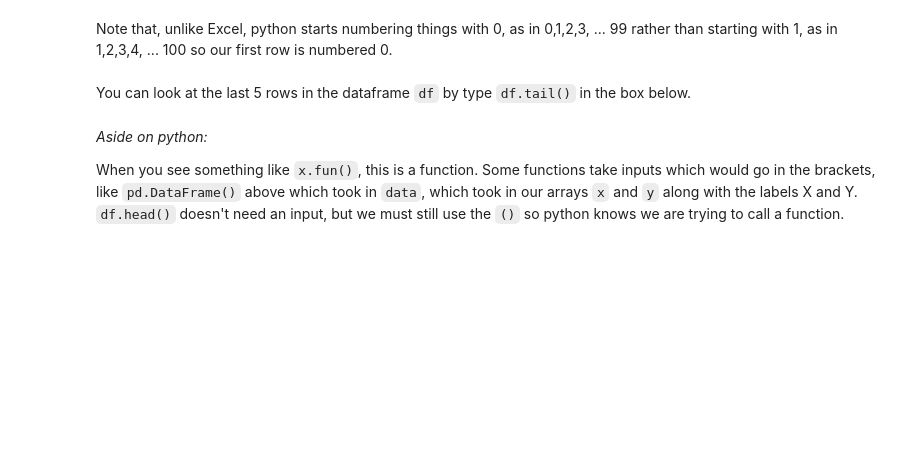
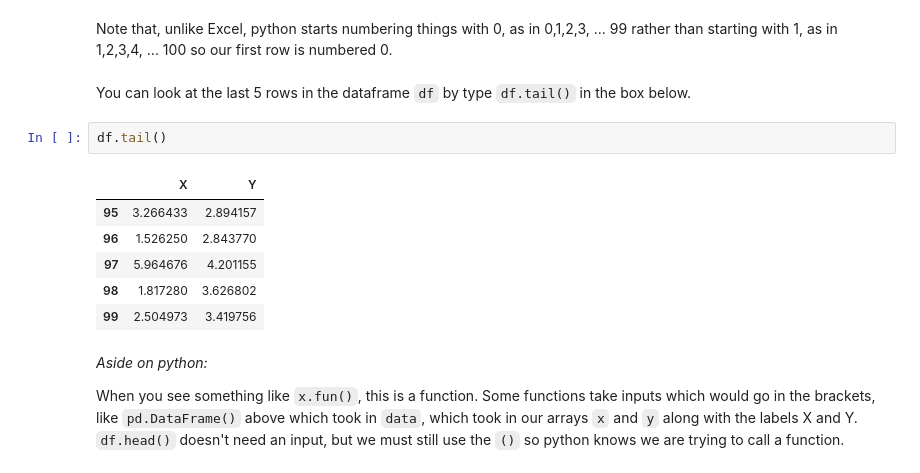
Before and after one commit to Willjterwright/Machine_learning_for_chemists, a Jupyter notebook: 1_Linear_regression.ipynb, the cells around one changed output. Drawn from its saved outputs; the diff is of its cells as text; blank space fills up the shorter version.

```diff
--- a/1_Linear_regression.ipynb
+++ b/1_Linear_regression.ipynb
@@ -73,6 +144,15 @@ df.head()
 Note that, unlike Excel, python starts numbering things with 0, as in 0,1,2,3, ... 99 rather than starting with 1, as in 1,2,3,4, ... 100 so our first row is numbered 0.
 # %% [markdown]
 You can look at the last 5 rows in the dataframe `df` by type `df.tail()` in the box below.
+# %%
+df.tail()
+# %% [output]
+|  | X | Y |
+| 95 | 3.266433 | 2.894157 |
+| 96 | 1.526250 | 2.843770 |
+| 97 | 5.964676 | 4.201155 |
+| 98 | 1.817280 | 3.626802 |
+| 99 | 2.504973 | 3.419756 |
 # %% [markdown]
 *Aside on python:*
 
```
Also changed, not shown: parts of 19 cells of this notebook.
